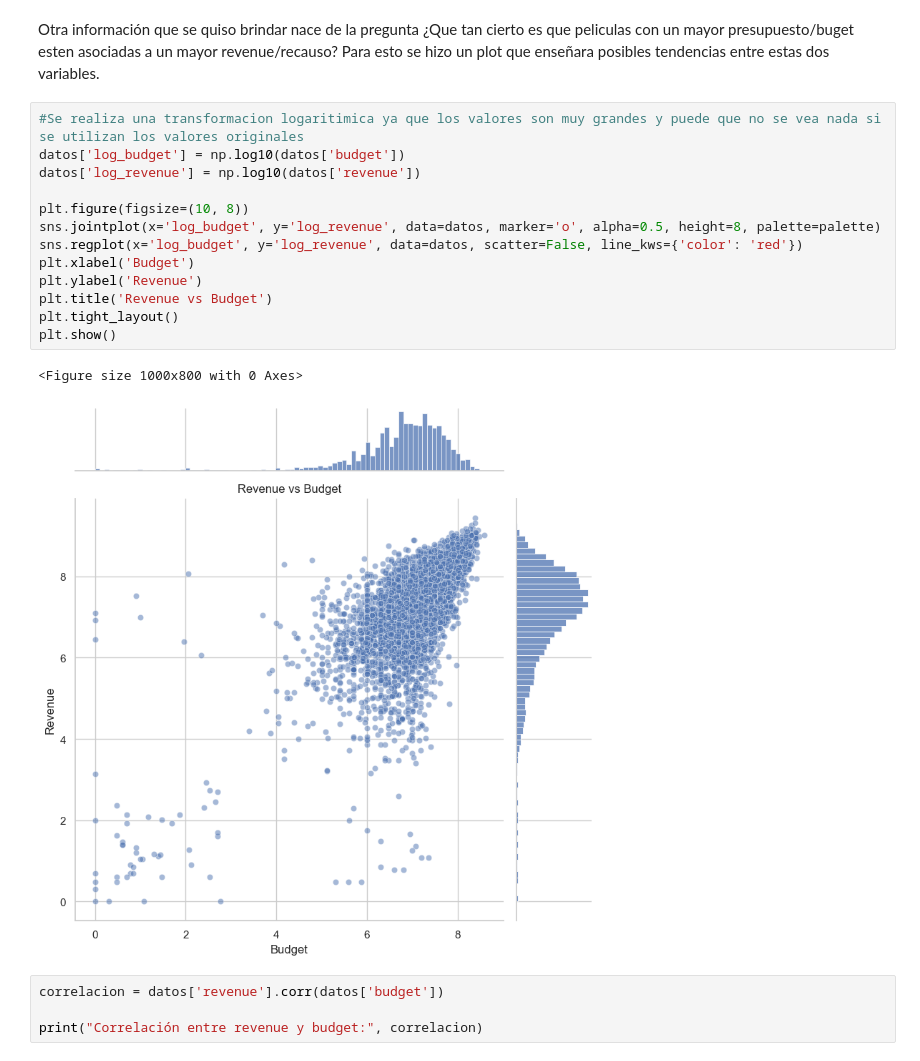
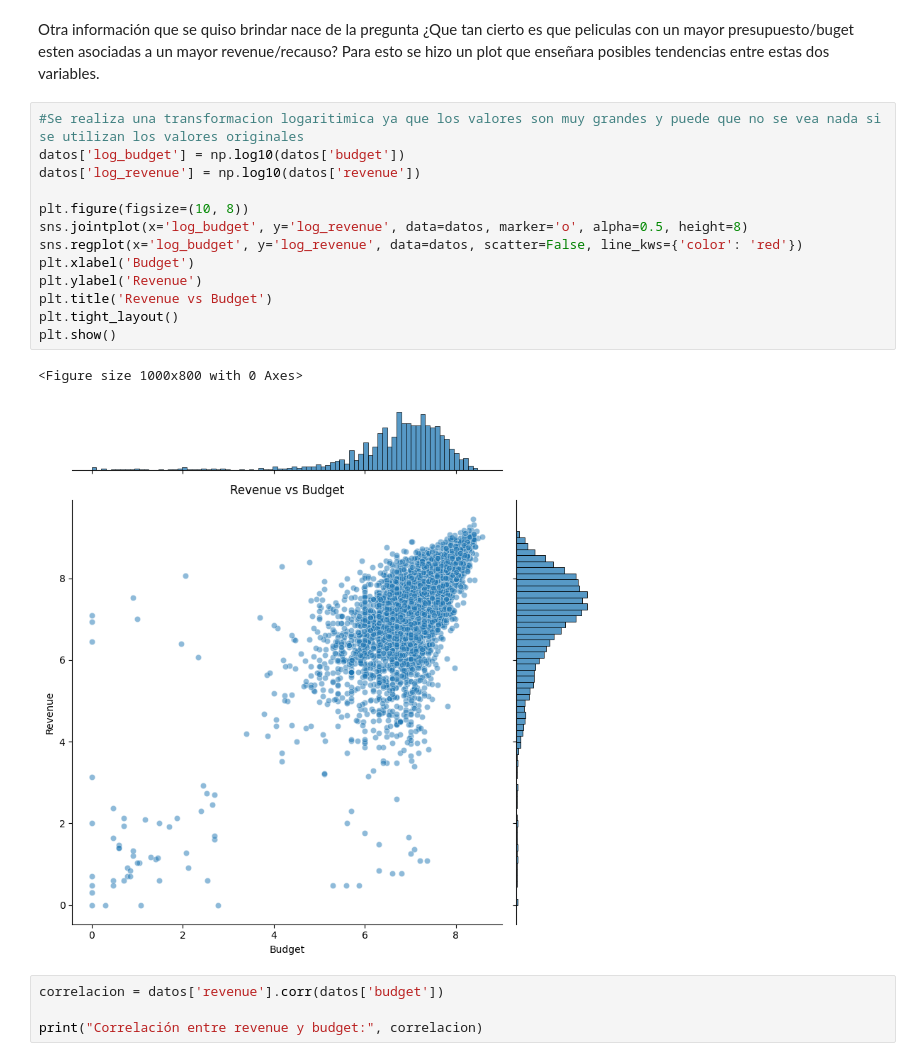
Before and after one commit to JorgeJola/Machine-Learning-Individual, a Jupyter notebook: EDA.ipynb, the cells around one changed output. Saved outputs shown, nothing was run; the diff lists cells and outputs as text.

Commit message:
Analisis Exploratorio de Datos

```diff
--- a/EDA.ipynb
+++ b/EDA.ipynb
@@ -355,19 +355,19 @@ Otra información que se quiso brindar nace de la pregunta ¿Que tan cierto es q
 # %%
 #Se realiza una transformacion logaritimica ya que los valores son muy grandes y puede que no se vea nada si se utilizan los valores originales
 datos['log_budget'] = np.log10(datos['budget'])
 datos['log_revenue'] = np.log10(datos['revenue'])
 
 plt.figure(figsize=(10, 8))
-sns.jointplot(x='log_budget', y='log_revenue', data=datos, marker='o', alpha=0.5, height=8, palette=palette)
+sns.jointplot(x='log_budget', y='log_revenue', data=datos, marker='o', alpha=0.5, height=8)
 sns.regplot(x='log_budget', y='log_revenue', data=datos, scatter=False, line_kws={'color': 'red'})
 plt.xlabel('Budget')
 plt.ylabel('Revenue')
 plt.title('Revenue vs Budget')
 plt.tight_layout()
 plt.show()
 # %% [output]
 <Figure size 1000x800 with 0 Axes>
-[figure, old version]
+[figure, new version]
 # %%
 correlacion = datos['revenue'].corr(datos['budget'])
 
```
Also changed, not shown: parts of 2 cells of this notebook, 1 other file.
